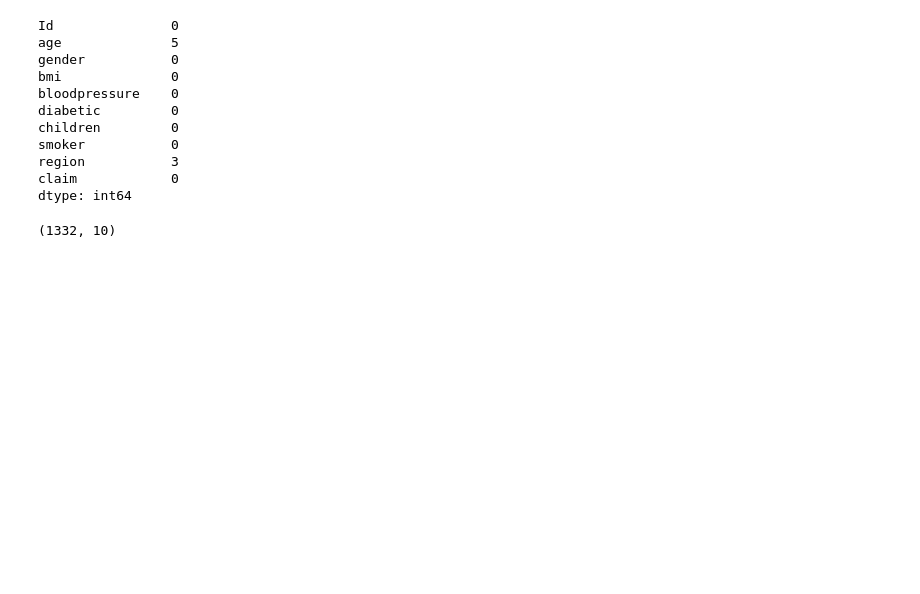
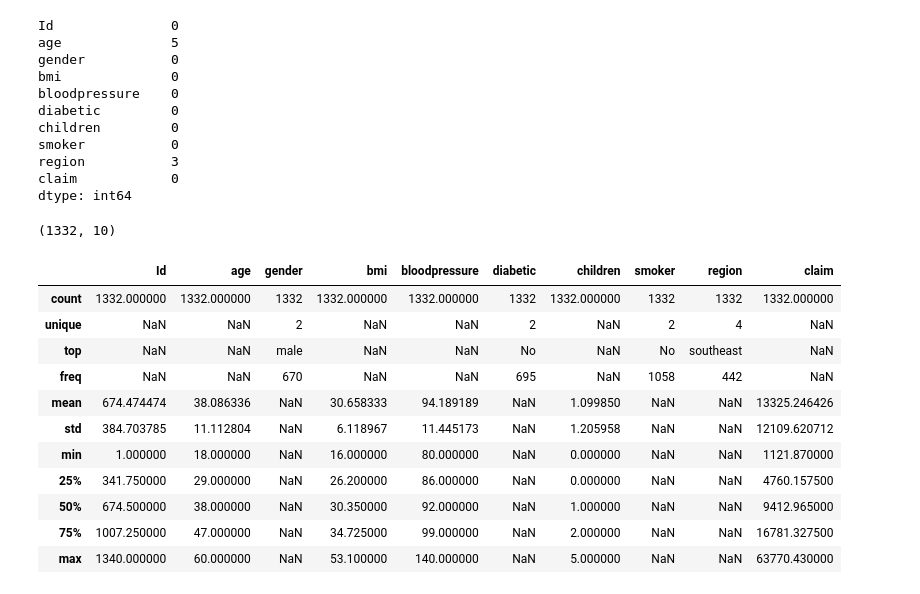
Before and after one commit to nayeem29dse/Predicting-Health-Insurance-Costs-with-streamlit-deployment, a Jupyter notebook: analysis.ipynb, the cells around one changed output. Cells and saved outputs as stored; diff of their text form; code cells hidden in the pictures; blank space fills up the shorter version.

```diff
--- a/analysis.ipynb
+++ b/analysis.ipynb
@@ -66,3 +62,18 @@ df.dropna(inplace=True)
 df.shape
 # %% [output]
 (1332, 10)
+# %%
+df.describe(include="all")
+# %% [output]
+|  | Id | age | gender | bmi | bloodpressure | diabetic | children | smoker | region | claim |
+| count | 1332.000000 | 1332.000000 | 1332 | 1332.000000 | 1332.000000 | 1332 | 1332.000000 | 1332 | 1332 | 1332.000000 |
+| unique | NaN | NaN | 2 | NaN | NaN | 2 | NaN | 2 | 4 | NaN |
+| top | NaN | NaN | male | NaN | NaN | No | NaN | No | southeast | NaN |
+| freq | NaN | NaN | 670 | NaN | NaN | 695 | NaN | 1058 | 442 | NaN |
+| mean | 674.474474 | 38.086336 | NaN | 30.658333 | 94.189189 | NaN | 1.099850 | NaN | NaN | 13325.246426 |
+| std | 384.703785 | 11.112804 | NaN | 6.118967 | 11.445173 | NaN | 1.205958 | NaN | NaN | 12109.620712 |
+| min | 1.000000 | 18.000000 | NaN | 16.000000 | 80.000000 | NaN | 0.000000 | NaN | NaN | 1121.870000 |
+| 25% | 341.750000 | 29.000000 | NaN | 26.200000 | 86.000000 | NaN | 0.000000 | NaN | NaN | 4760.157500 |
+| 50% | 674.500000 | 38.000000 | NaN | 30.350000 | 92.000000 | NaN | 1.000000 | NaN | NaN | 9412.965000 |
+| 75% | 1007.250000 | 47.000000 | NaN | 34.725000 | 99.000000 | NaN | 2.000000 | NaN | NaN | 16781.327500 |
+| max | 1340.000000 | 60.000000 | NaN | 53.100000 | 140.000000 | NaN | 5.000000 | NaN | NaN | 63770.430000 |
```
Also changed, not shown: parts of 4 cells of this notebook.
